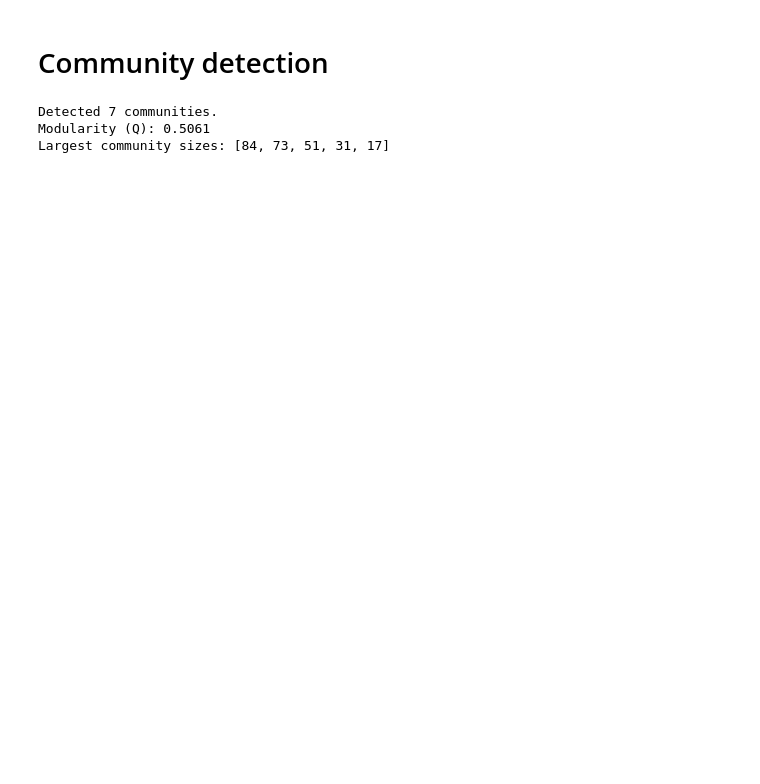
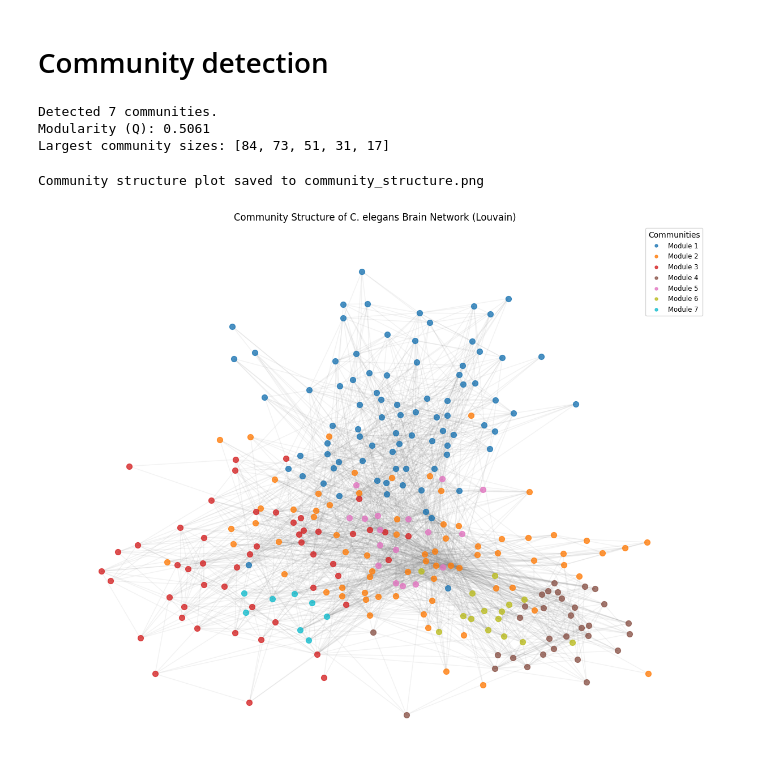
Before and after one commit to SimpingOjou/graph_theory_project, a Jupyter notebook: analysis.ipynb, the cells around one changed output. Drawn from its saved outputs; the diff is of its cells as text; code cells hidden in the pictures; blank space fills up the shorter version.

Commit message:
community plot

```diff
--- a/analysis.ipynb
+++ b/analysis.ipynb
@@ -309,3 +309,52 @@ except ImportError:
 Detected 7 communities.
 Modularity (Q): 0.5061
 Largest community sizes: [84, 73, 51, 31, 17]
+# %%
+import matplotlib.cm as cm
+
+def plot_community_structure(G, communities, filename="community_structure.png"):
+    """
+    Visualizes the network with nodes colored by their community.
+    """
+    # 1. Create a map of node -> community index
+    partition = {}
+    for idx, comm in enumerate(communities):
+        for node in comm:
+            partition[node] = idx
+
+    # 2. Setup the plot
+    plt.figure(figsize=(12, 10))
+    pos = nx.spring_layout(G, seed=42, k=0.15)  # k regulates the distance between nodes
+
+    # 3. Color nodes based on community
+    # Get distinct colors from a colormap (e.g., 'tab10', 'viridis', 'jet')
+    cmap = cm.get_cmap('tab10', len(communities))
+
+    # Draw nodes
+    for idx, comm in enumerate(communities):
+        nx.draw_networkx_nodes(G, pos, nodelist=list(comm),
+                               node_size=50,
+                               node_color=[cmap(idx)],
+                               alpha=0.8,
+                               label=f"Module {idx+1}")
+
+    # 4. Draw edges (lighter and thinner to avoid clutter)
+    nx.draw_networkx_edges(G, pos, alpha=0.1, edge_color='gray')
+
+    plt.title("Community Structure of C. elegans Brain Network (Louvain)")
+    plt.axis('off')
+
+    # Create a legend for the largest communities
+    plt.legend(loc='upper right', title="Communities", fontsize='small', markerscale=0.5)
+
+    plt.tight_layout()
+    plt.savefig(filename, dpi=300)
+    print(f"Community structure plot saved to {filename}")
+    plt.show()
+
+# Run the visualization
+# Note: Use G_undirected for the layout calculation as well, usually looks better for communities
+plot_community_structure(G_undirected, communities)
+# %% [output]
+Community structure plot saved to community_structure.png
+[figure, added]
```
Also changed, not shown: parts of 1 cell of this notebook, 1 other file.
